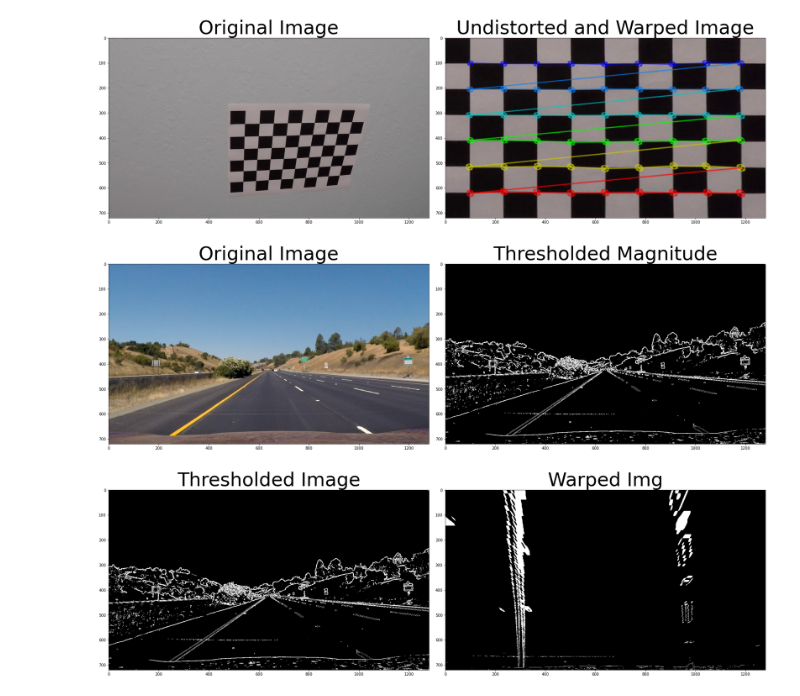
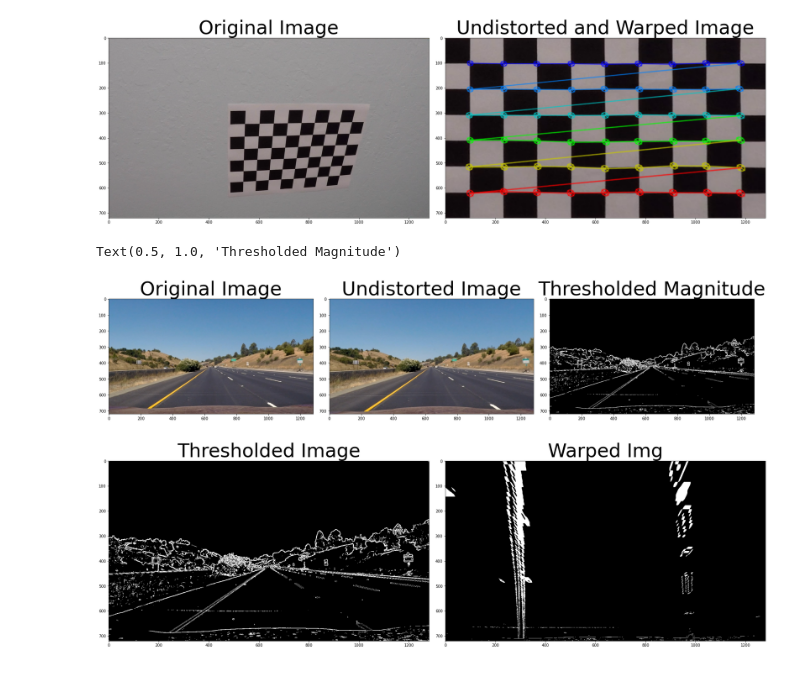
Before and after one commit to ava6969/CarND-Advanced-Lane-Lines, a Jupyter notebook: Advanced Lane Finding.ipynb, the cells around one changed output. Cells and saved outputs as stored; diff of their text form; code cells hidden in the pictures.

```diff
--- a/Advanced Lane Finding.ipynb
+++ b/Advanced Lane Finding.ipynb
@@ -106,36 +106,41 @@ plt.subplots_adjust(left=0., right=1, top=0.9, bottom=0.)
 # %%
 def mag_thresh(img, sobel_kernel=3, mag_thresh=(0, 255)):
 
     # Apply the following steps to img
     # 1) Convert to grayscale
     gray = cv2.cvtColor(img, cv2.COLOR_RGB2GRAY)
     # 2) Take the gradient in x and y separately
     sobelx = cv2.Sobel(gray, cv2.CV_64F, 1, 0)
     sobely = cv2.Sobel(gray, cv2.CV_64F, 0, 1)
     # 3) Calculate the magnitude
     abs_sobelxY = np.power(np.square(sobelx) + np.square(sobely), 0.5)
     # 4) Scale to 8-bit (0 - 255) and convert to type = np.uint8
     scaled_sobel = np.uint8(255*abs_sobelxY/np.max(abs_sobelxY))
     # 5) Create a binary mask where mag thresholds are met
     # 6) Return this mask as your binary_output image
     sxbinary = np.zeros_like(scaled_sobel)
     sxbinary[(scaled_sobel >= mag_thresh[0]) & (scaled_sobel <= mag_thresh[1])] = 1
     return sxbinary
 
 img = cv2.imread(test_imgs[0])
 img = cv2.cvtColor(img, cv2.COLOR_BGR2RGB)
 
+undist_img = cv2.undistort(img, mtx, dist, None, mtx)
+cv2.imwrite('output_images/undist_img.png', undist_img)
 mag_binary = mag_thresh(img, sobel_kernel=3, mag_thresh=(30, 100))
 # Plot the result
-f, (ax1, ax2) = plt.subplots(1, 2, figsize=(24, 9))
+f, (ax1, ax2, ax3) = plt.subplots(1, 3,figsize=(24, 9))
 f.tight_layout()
 ax1.imshow(img)
 ax1.set_title('Original Image', fontsize=50)
-ax2.imshow(mag_binary, cmap='gray')
-ax2.set_title('Thresholded Magnitude', fontsize=50)
-plt.subplots_adjust(left=0., right=1, top=0.9, bottom=0.)
+ax2.imshow(undist_img)
+ax2.set_title('Undistorted Image', fontsize=50)
+ax3.imshow(mag_binary, cmap='gray')
+ax3.set_title('Thresholded Magnitude', fontsize=50)
+# plt.subplots_adjust(left=0., right=1, top=0.9, bottom=0.)
 # %% [output]
+Text(0.5, 1.0, 'Thresholded Magnitude')
-[figure, old version]
+[figure, new version]
 # %%
 def warp(img, src, dst):
     img_size = (img.shape[1], img.shape[0])
```
Also changed, not shown: parts of 12 cells of this notebook, 49 other files.
